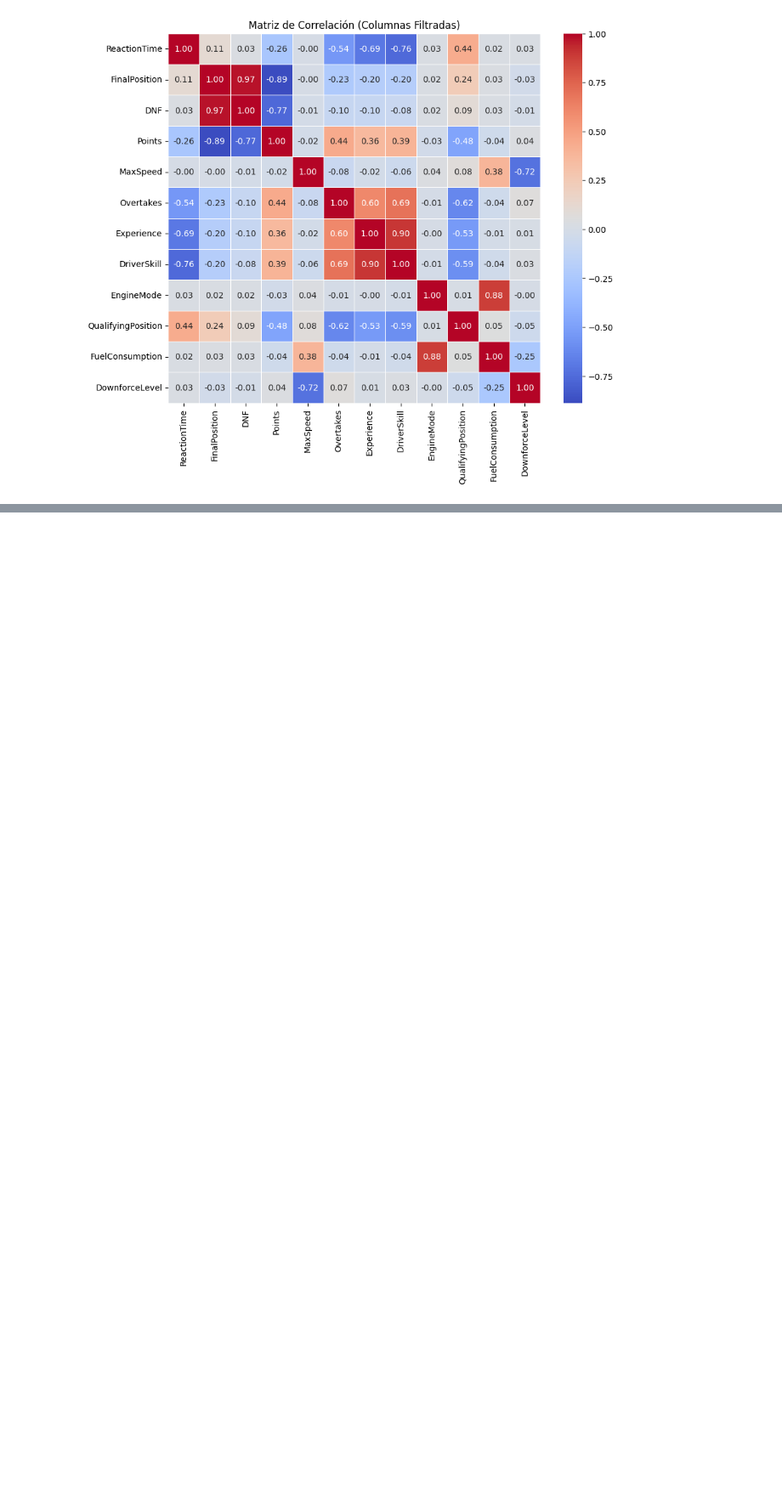
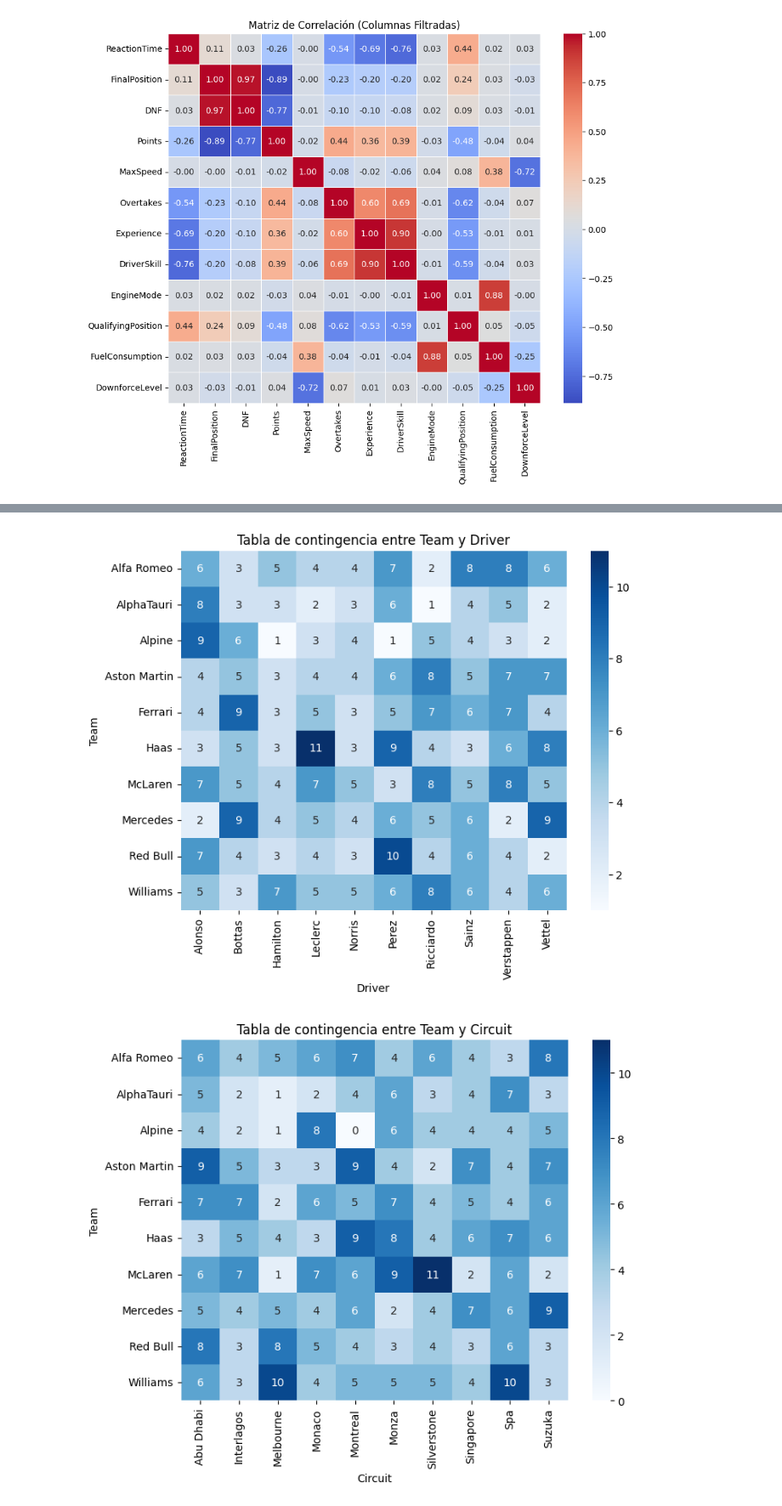
Before and after one commit to JabelResendiz/F1StatsLab, a Jupyter notebook: formula1/2correlation_matrix.ipynb, the cells around one changed output, grey strips where cells are left out. Shown at 85% size. Cells and saved outputs as stored; diff of their text form; code cells hidden in the pictures; blank space fills up the shorter version.

```diff
--- a/formula1/2correlation_matrix.ipynb
+++ b/formula1/2correlation_matrix.ipynb
@@ -50,0 +92,21 @@ plt.show()
+# %%
+# Filtrar las columnas numéricas (no categóricas)
+# Puedes ajustar esta parte según las columnas de tu CSV
+categorical_columns = ['Team','Driver','Circuit','WeatherCondition','TyreCompound']
+
+# Crear las tablas de contingencia entre cada par de columnas numéricas
+for i in range (len(categorical_columns)):
+    for j in range(i,len(categorical_columns)):
+        if i != j:  # Evitar crear la tabla de contingencia de una variable consigo misma
+            contingency_table = pd.crosstab(f1[categorical_columns[i]], f1[categorical_columns[j]])
+
+            # Visualización con un heatmap
+            plt.figure(figsize=(8, 6))
+            sns.heatmap(contingency_table, annot=True, fmt="d", cmap="Blues", cbar=True)
+            plt.title(f"Tabla de contingencia entre {categorical_columns[i]} y {categorical_columns[j]}")
+            plt.xlabel(categorical_columns[j])
+            plt.ylabel(categorical_columns[i])
+            plt.show()
+# %% [output]
+[figure, added]
+[figure, added]
```
Also changed, not shown: parts of 11 cells of this notebook, 4 other files.
